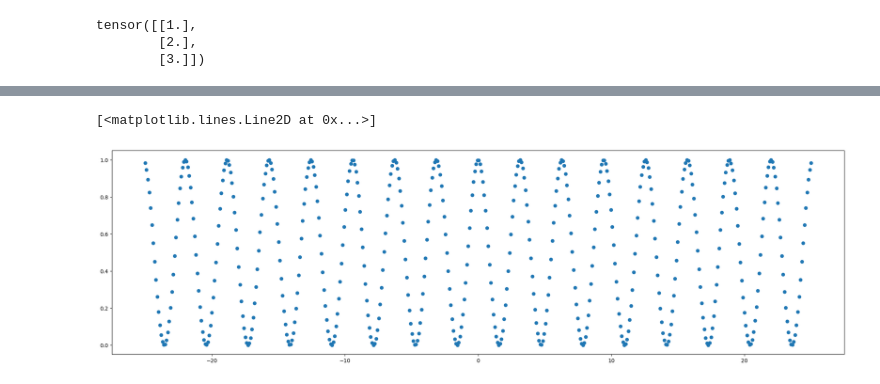
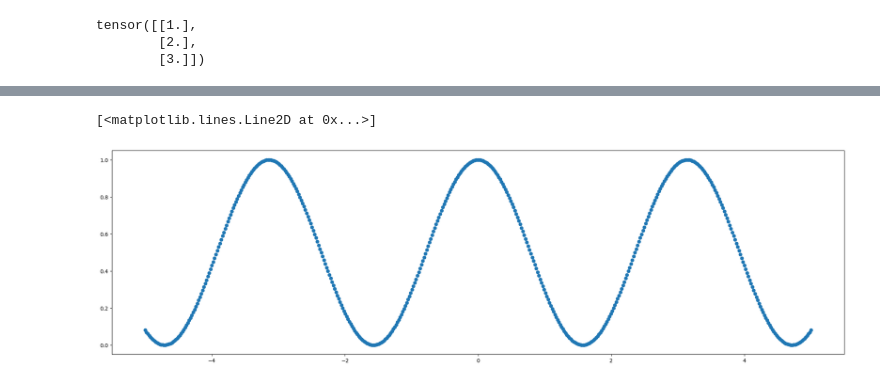
Before and after one commit to KatieGalaeva/exp1, a Jupyter notebook: stepik/convolution network/nets.ipynb, the cells around one changed output, grey strips where cells are left out. Cells and saved outputs as stored; diff of their text form; code cells hidden in the pictures.

```diff
--- a/stepik/convolution network/nets.ipynb
+++ b/stepik/convolution network/nets.ipynb
@@ -77,10 +77,10 @@ Text(0.5, 1.0, 'noisy $ y=cos^2(x) $')
 x_train.unsqueeze_(1)
 y_train.unsqueeze_(1);
 # %%
-x_val=torch.linspace(-25,25,500)
+x_val=torch.linspace(-5,5,500)
 y_val=torch.cos(x_val.data)**2
 plt.plot(x_val.numpy(), y_val.numpy(), 'o')
 # %% [output]
 [<matplotlib.lines.Line2D at 0x...>]
-[figure, old version]
+[figure, new version]
 # %%
```
Also changed, not shown: parts of 12 cells of this notebook.
